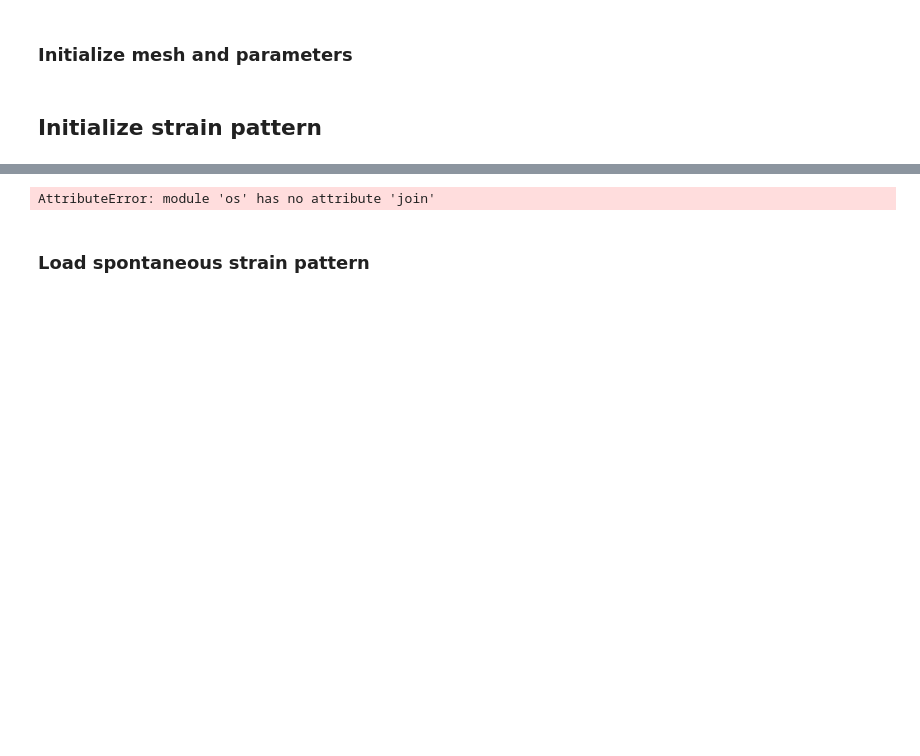
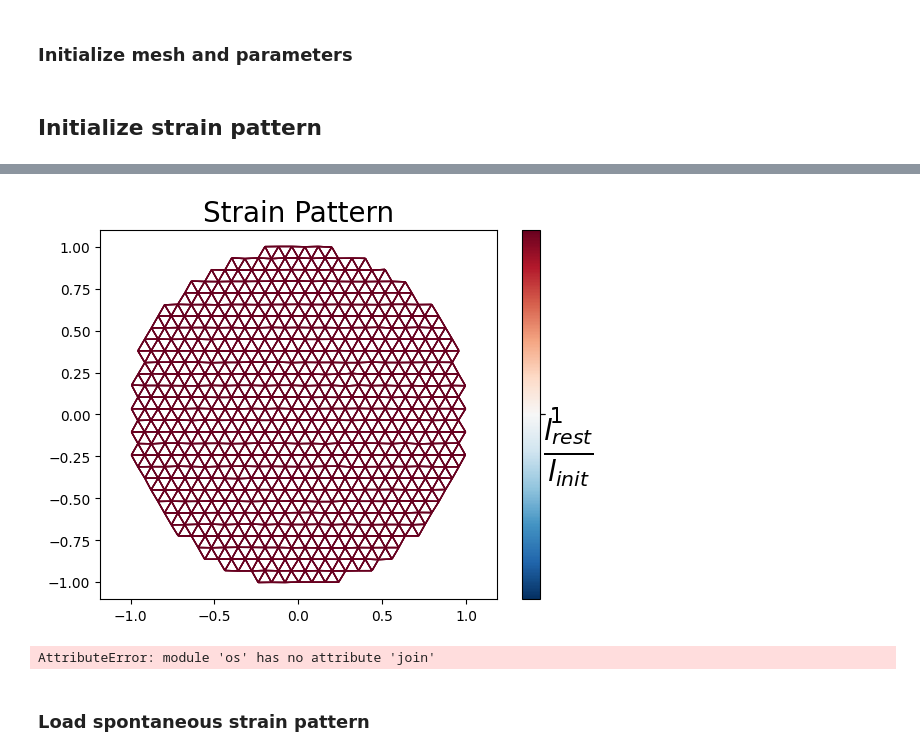
Before and after one commit to abhinavsns/topospam, a Jupyter notebook: ExampleNotebooks/SpringLattice.ipynb, the cells around one changed output, grey strips where cells are left out. Drawn from its saved outputs; the diff is of its cells as text; code cells hidden in the pictures; blank space fills up the shorter version.

```diff
--- a/ExampleNotebooks/SpringLattice.ipynb
+++ b/ExampleNotebooks/SpringLattice.ipynb
@@ -21,12 +21,10 @@ Params.nematic_coordinates = "polar"
 def lambda1(x1,x2):
     return 1.5
 def lambda2(x1,x2):
-    return 1/1.5
+    return 3
 def lambda3(x1,x2):
     return 1
 
 Params.lambda_tensor_diagonal = [lambda1,lambda2,lambda3]
 
 Params = TopoSPAM.load_strain_pattern(Params)
-
-Params.visualize(state="initial")
@@ -36,5 +31,7 @@ AttributeError: module 'TopoSPAM' has no attribute 'load_mesh'
-# %%
-Params = TopoSPAM.load_strain_pattern(Params)
+# %%
+TopoSPAM.visualize(Params, state="initial", color_max=100, color_min=1,)
+# %% [output]
+[figure, added]
 # %%
 %matplotlib inline
 #initialize instance
```
Also changed, not shown: parts of 1 cell of this notebook, 1 other file.
